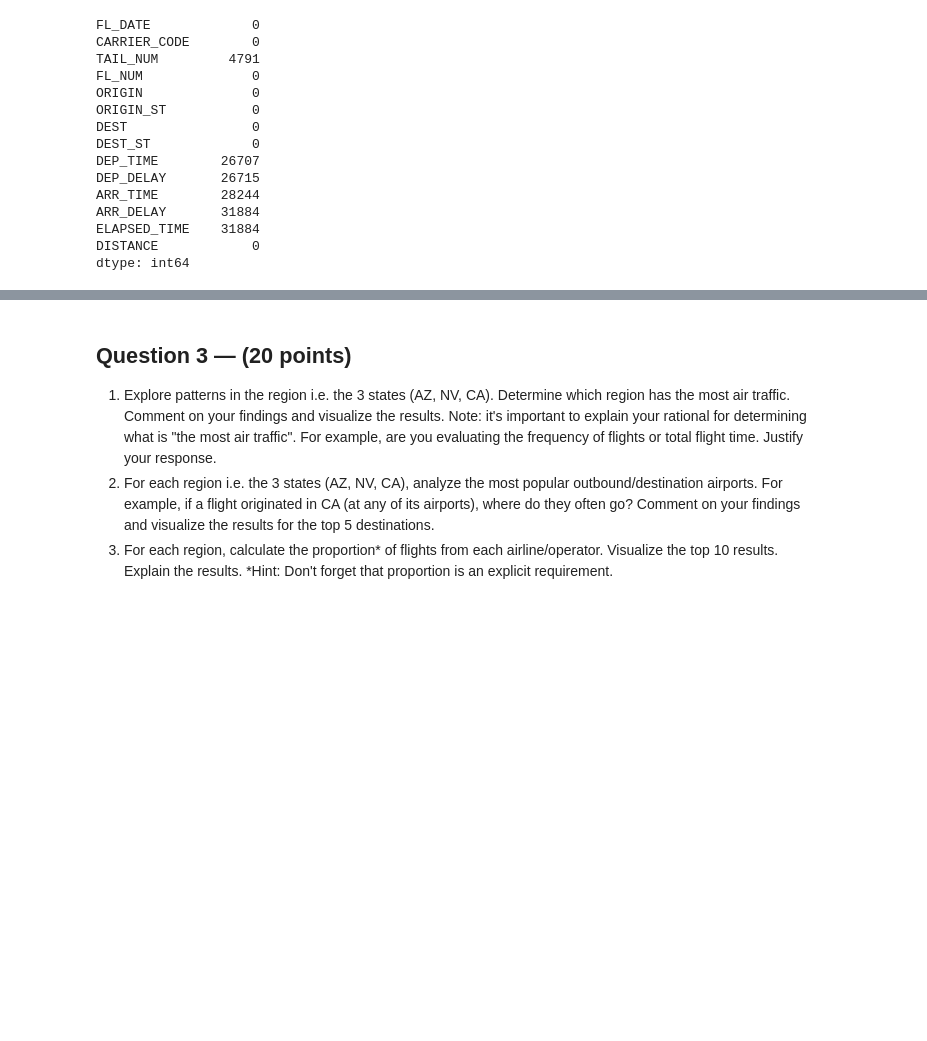
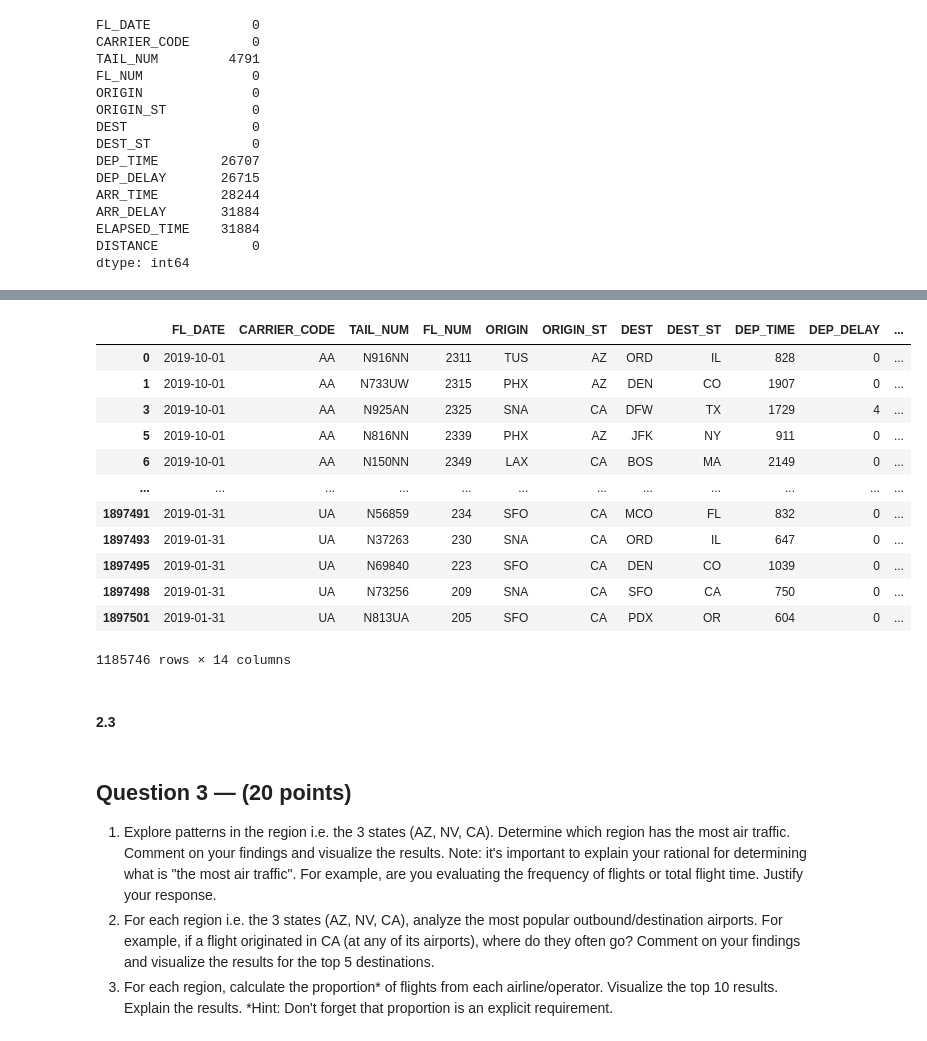
Before and after one commit to ayushzenith/practicum_1, a Jupyter notebook: Practicum.1.Group.30.ipynb, the cells around one changed output, grey strips where cells are left out. Drawn from its saved outputs; the diff is of its cells as text; code cells hidden in the pictures; blank space fills up the shorter version.

```diff
--- a/Practicum.1.Group.30.ipynb
+++ b/Practicum.1.Group.30.ipynb
@@ -86,3 +87,23 @@ Data columns (total 14 columns):
  13  DISTANCE      int64
 dtypes: float64(5), int64(2), object(7)
 memory usage: 202.7+ MB
+# %%
+df['FL_DATE'] = pd.to_datetime(df['FL_DATE'], errors='coerce') # Date
+df['CARRIER_CODE'] = df['CARRIER_CODE'].astype('category') # not unique
+df['TAIL_NUM'] = df['TAIL_NUM'].astype('string') # unique => str
+# FL_NUM is correctly typed as int
+
+# States and airports are categorical
+df['ORIGIN'] = df['ORIGIN'].astype('category')
+df['ORIGIN_ST'] = df['ORIGIN_ST'].astype('category')
+df['DEST'] = df['DEST'].astype('category')
+df['DEST_ST'] = df['DEST_ST'].astype('category')
+
+# 24 hour format => Looks like whole numbers =)
+df['DEP_TIME'] = df['DEP_TIME'].astype('Int64')
+df['DEP_DELAY'] = df['DEP_DELAY'].astype('Int64')
+df['ARR_TIME'] = df['ARR_TIME'].astype('Int64')
+df['ARR_DELAY'] = df['ARR_DELAY'].astype('Int64')
+df['ELAPSED_TIME'] = df['ELAPSED_TIME'].astype('Int64')
+
+# df['FL_CARRIER_NUM'] = df['CARRIER_CODE'] + ' ' + df['FL_NUM'].astype(str)
@@ -147,3 +190,27 @@ memory usage: 217.2+ MB
+# %%
+# Checked for negative values
+# No duplicates
+# df.drop_duplicates(inplace=True)
+
+# Getting rid of any flights not originating from AZ, NV, or CA
+df = df[df['ORIGIN_ST'].isin(['AZ', 'NV', 'CA'])]
+df
+# %% [output]
+|  | FL_DATE | CARRIER_CODE | TAIL_NUM | FL_NUM | ORIGIN | ORIGIN_ST | DEST | DEST_ST | DEP_TIME | DEP_DELAY | ... |
+| 0 | 2019-10-01 | AA | N916NN | 2311 | TUS | AZ | ORD | IL | 828 | 0 | ... |
+| 1 | 2019-10-01 | AA | N733UW | 2315 | PHX | AZ | DEN | CO | 1907 | 0 | ... |
+| 3 | 2019-10-01 | AA | N925AN | 2325 | SNA | CA | DFW | TX | 1729 | 4 | ... |
+| 5 | 2019-10-01 | AA | N816NN | 2339 | PHX | AZ | JFK | NY | 911 | 0 | ... |
+| 6 | 2019-10-01 | AA | N150NN | 2349 | LAX | CA | BOS | MA | 2149 | 0 | ... |
+| ... | ... | ... | ... | ... | ... | ... | ... | ... | ... | ... | ... |
+| 1897491 | 2019-01-31 | UA | N56859 | 234 | SFO | CA | MCO | FL | 832 | 0 | ... |
+| 1897493 | 2019-01-31 | UA | N37263 | 230 | SNA | CA | ORD | IL | 647 | 0 | ... |
+| 1897495 | 2019-01-31 | UA | N69840 | 223 | SFO | CA | DEN | CO | 1039 | 0 | ... |
+| 1897498 | 2019-01-31 | UA | N73256 | 209 | SNA | CA | SFO | CA | 750 | 0 | ... |
+| 1897501 | 2019-01-31 | UA | N813UA | 205 | SFO | CA | PDX | OR | 604 | 0 | ... |
+1185746 rows × 14 columns
+# %% [markdown]
+#### 2.3
 # %% [markdown]
 ## Question 3 — (20 points)
 
```
Also changed, not shown: parts of 17 cells of this notebook.
